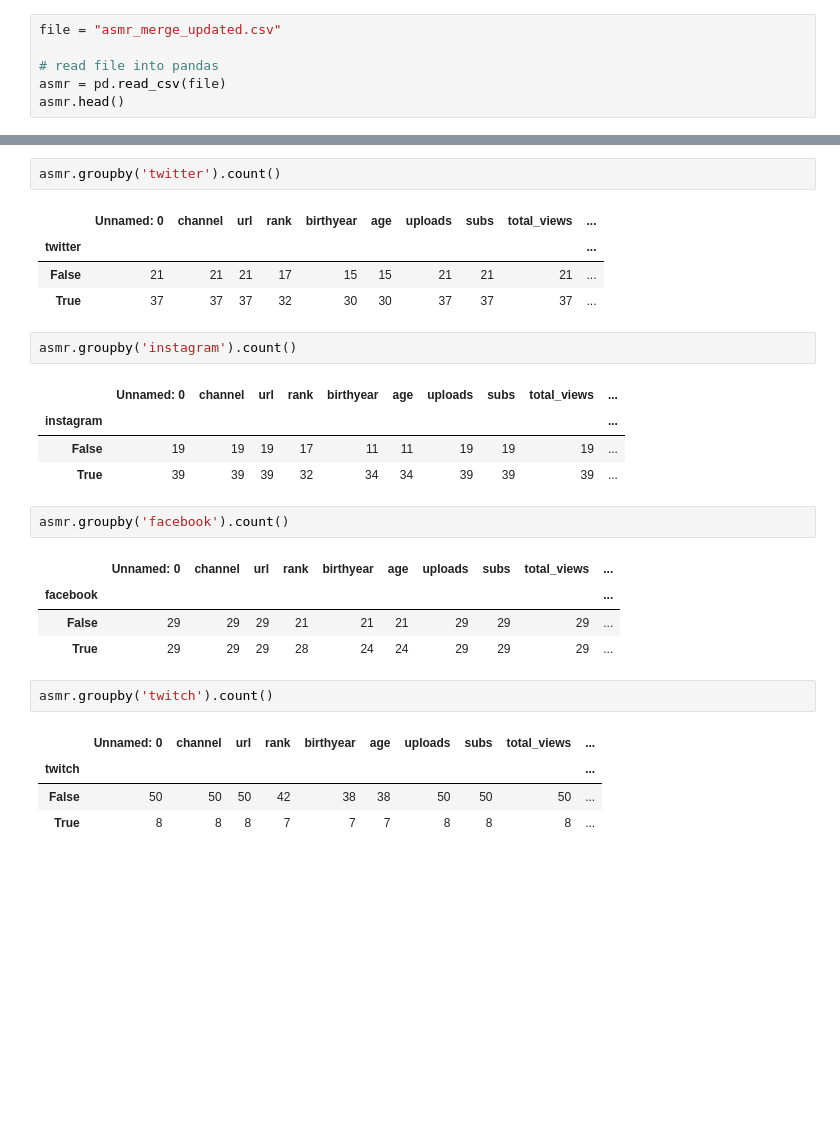
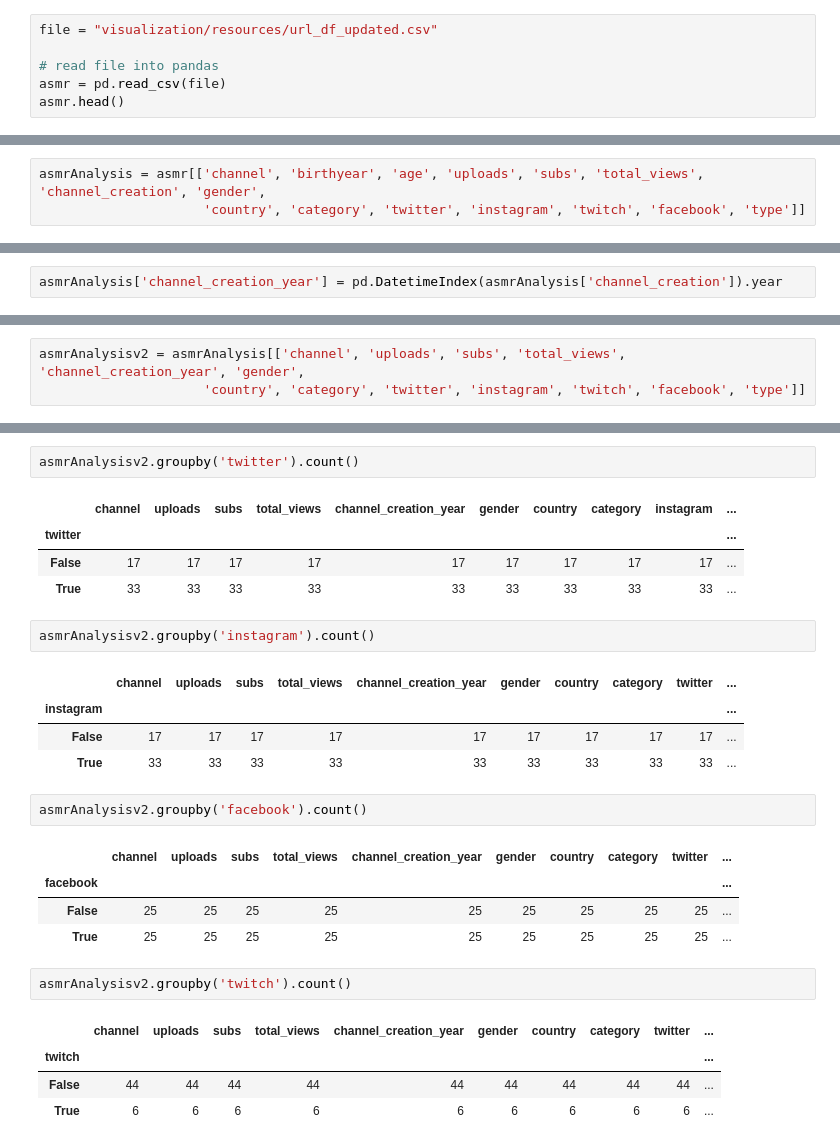
Before and after one commit to shortpoet/YouTube-Data-Analytics-and-Visualization, a Jupyter notebook: c3js/asmrAnalysis.ipynb, the cells around one changed output, grey strips where cells are left out. Saved outputs shown, nothing was run; the diff lists cells and outputs as text; blank space fills up the shorter version.

```diff
--- a/c3js/asmrAnalysis.ipynb
+++ b/c3js/asmrAnalysis.ipynb
@@ -3,5 +5,5 @@ import pandas as pd
 # %%
-file = "asmr_merge_updated.csv"
+file = "visualization/resources/url_df_updated.csv"
 
 # read file into pandas
 asmr = pd.read_csv(file)
@@ -58,0 +41,3 @@ asmr.sort_values(['rank'])
+# %%
+asmrAnalysis = asmr[['channel', 'birthyear', 'age', 'uploads', 'subs', 'total_views', 'channel_creation', 'gender',
+                     'country', 'category', 'twitter', 'instagram', 'twitch', 'facebook', 'type']]
@@ -58,0 +64,2 @@ asmr.sort_values(['rank'])
+# %%
+asmrAnalysis['channel_creation_year'] = pd.DatetimeIndex(asmrAnalysis['channel_creation']).year
@@ -58,0 +92,3 @@ asmr.sort_values(['rank'])
+# %%
+asmrAnalysisv2 = asmrAnalysis[['channel', 'uploads', 'subs', 'total_views', 'channel_creation_year', 'gender',
+                     'country', 'category', 'twitter', 'instagram', 'twitch', 'facebook', 'type']]
@@ -59,28 +115,28 @@ asmr.sort_values(['rank'])
 # %%
-asmr.groupby('twitter').count()
+asmrAnalysisv2.groupby('twitter').count()
 # %% [output]
-|  | Unnamed: 0 | channel | url | rank | birthyear | age | uploads | subs | total_views | ... |
+|  | channel | uploads | subs | total_views | channel_creation_year | gender | country | category | instagram | ... |
 | twitter |  |  |  |  |  |  |  |  |  | ... |
-| False | 21 | 21 | 21 | 17 | 15 | 15 | 21 | 21 | 21 | ... |
-| True | 37 | 37 | 37 | 32 | 30 | 30 | 37 | 37 | 37 | ... |
+| False | 17 | 17 | 17 | 17 | 17 | 17 | 17 | 17 | 17 | ... |
+| True | 33 | 33 | 33 | 33 | 33 | 33 | 33 | 33 | 33 | ... |
 # %%
-asmr.groupby('instagram').count()
+asmrAnalysisv2.groupby('instagram').count()
 # %% [output]
-|  | Unnamed: 0 | channel | url | rank | birthyear | age | uploads | subs | total_views | ... |
+|  | channel | uploads | subs | total_views | channel_creation_year | gender | country | category | twitter | ... |
 | instagram |  |  |  |  |  |  |  |  |  | ... |
-| False | 19 | 19 | 19 | 17 | 11 | 11 | 19 | 19 | 19 | ... |
-| True | 39 | 39 | 39 | 32 | 34 | 34 | 39 | 39 | 39 | ... |
+| False | 17 | 17 | 17 | 17 | 17 | 17 | 17 | 17 | 17 | ... |
+| True | 33 | 33 | 33 | 33 | 33 | 33 | 33 | 33 | 33 | ... |
 # %%
-asmr.groupby('facebook').count()
+asmrAnalysisv2.groupby('facebook').count()
 # %% [output]
-|  | Unnamed: 0 | channel | url | rank | birthyear | age | uploads | subs | total_views | ... |
+|  | channel | uploads | subs | total_views | channel_creation_year | gender | country | category | twitter | ... |
 | facebook |  |  |  |  |  |  |  |  |  | ... |
-| False | 29 | 29 | 29 | 21 | 21 | 21 | 29 | 29 | 29 | ... |
-| True | 29 | 29 | 29 | 28 | 24 | 24 | 29 | 29 | 29 | ... |
+| False | 25 | 25 | 25 | 25 | 25 | 25 | 25 | 25 | 25 | ... |
+| True | 25 | 25 | 25 | 25 | 25 | 25 | 25 | 25 | 25 | ... |
 # %%
-asmr.groupby('twitch').count()
+asmrAnalysisv2.groupby('twitch').count()
 # %% [output]
-|  | Unnamed: 0 | channel | url | rank | birthyear | age | uploads | subs | total_views | ... |
+|  | channel | uploads | subs | total_views | channel_creation_year | gender | country | category | twitter | ... |
 | twitch |  |  |  |  |  |  |  |  |  | ... |
-| False | 50 | 50 | 50 | 42 | 38 | 38 | 50 | 50 | 50 | ... |
-| True | 8 | 8 | 8 | 7 | 7 | 7 | 8 | 8 | 8 | ... |
+| False | 44 | 44 | 44 | 44 | 44 | 44 | 44 | 44 | 44 | ... |
+| True | 6 | 6 | 6 | 6 | 6 | 6 | 6 | 6 | 6 | ... |
```
Also changed, not shown: parts of 17 cells of this notebook, 10 other files.
